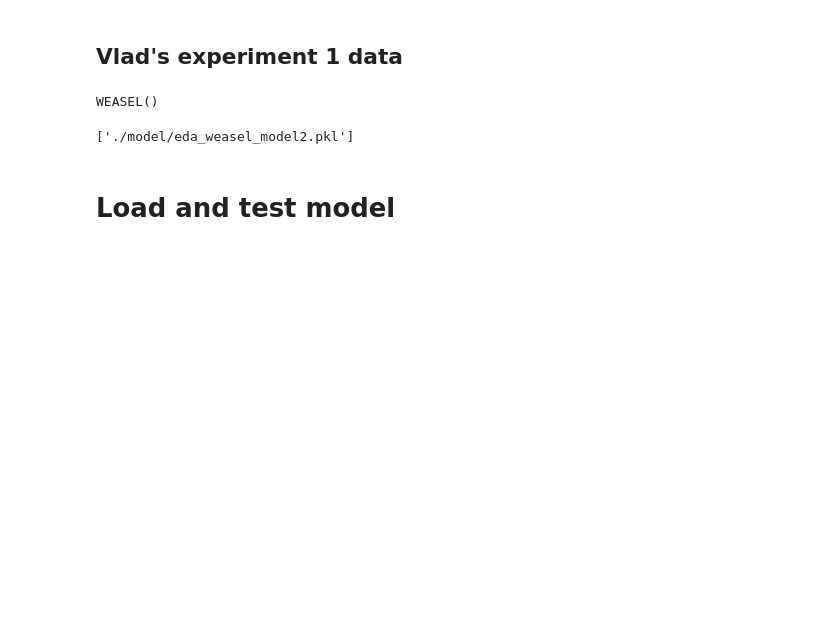
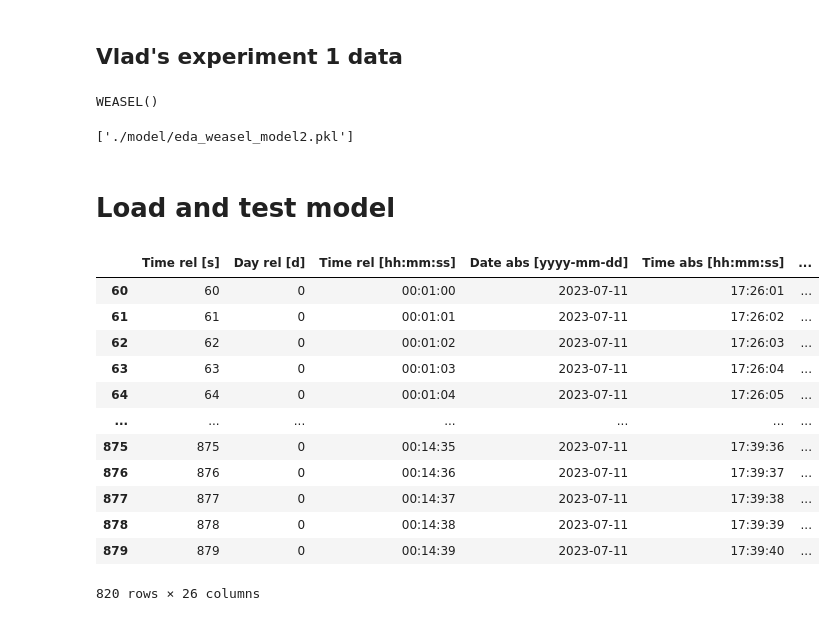
Before and after one commit to lior199707/Robot_Classifiers, a Jupyter notebook: eda_weasel/eda_weasel_model.ipynb, the cells around one changed output. Saved outputs shown, nothing was run; the diff lists cells and outputs as text; code cells hidden in the pictures; blank space fills up the shorter version.

```diff
--- a/eda_weasel/eda_weasel_model.ipynb
+++ b/eda_weasel/eda_weasel_model.ipynb
@@ -708,3 +702,21 @@ joblib.dump(clf2, full_model_path)
 ['./model/eda_weasel_model2.pkl']
 # %% [markdown]
 # Load and test model
+# %%
+test_data = pd.read_csv("test_data/EDA_vlad_2_results.csv")
+test_data = test_data[60:880]
+test_data
+# %% [output]
+|  | Time rel [s] | Day rel [d] | Time rel [hh:mm:ss] | Date abs [yyyy-mm-dd] | Time abs [hh:mm:ss] | ... |
+| 60 | 60 | 0 | 00:01:00 | 2023-07-11 | 17:26:01 | ... |
+| 61 | 61 | 0 | 00:01:01 | 2023-07-11 | 17:26:02 | ... |
+| 62 | 62 | 0 | 00:01:02 | 2023-07-11 | 17:26:03 | ... |
+| 63 | 63 | 0 | 00:01:03 | 2023-07-11 | 17:26:04 | ... |
+| 64 | 64 | 0 | 00:01:04 | 2023-07-11 | 17:26:05 | ... |
+| ... | ... | ... | ... | ... | ... | ... |
+| 875 | 875 | 0 | 00:14:35 | 2023-07-11 | 17:39:36 | ... |
+| 876 | 876 | 0 | 00:14:36 | 2023-07-11 | 17:39:37 | ... |
+| 877 | 877 | 0 | 00:14:37 | 2023-07-11 | 17:39:38 | ... |
+| 878 | 878 | 0 | 00:14:38 | 2023-07-11 | 17:39:39 | ... |
+| 879 | 879 | 0 | 00:14:39 | 2023-07-11 | 17:39:40 | ... |
+820 rows × 26 columns
```
Also changed, not shown: parts of 19 cells of this notebook.
